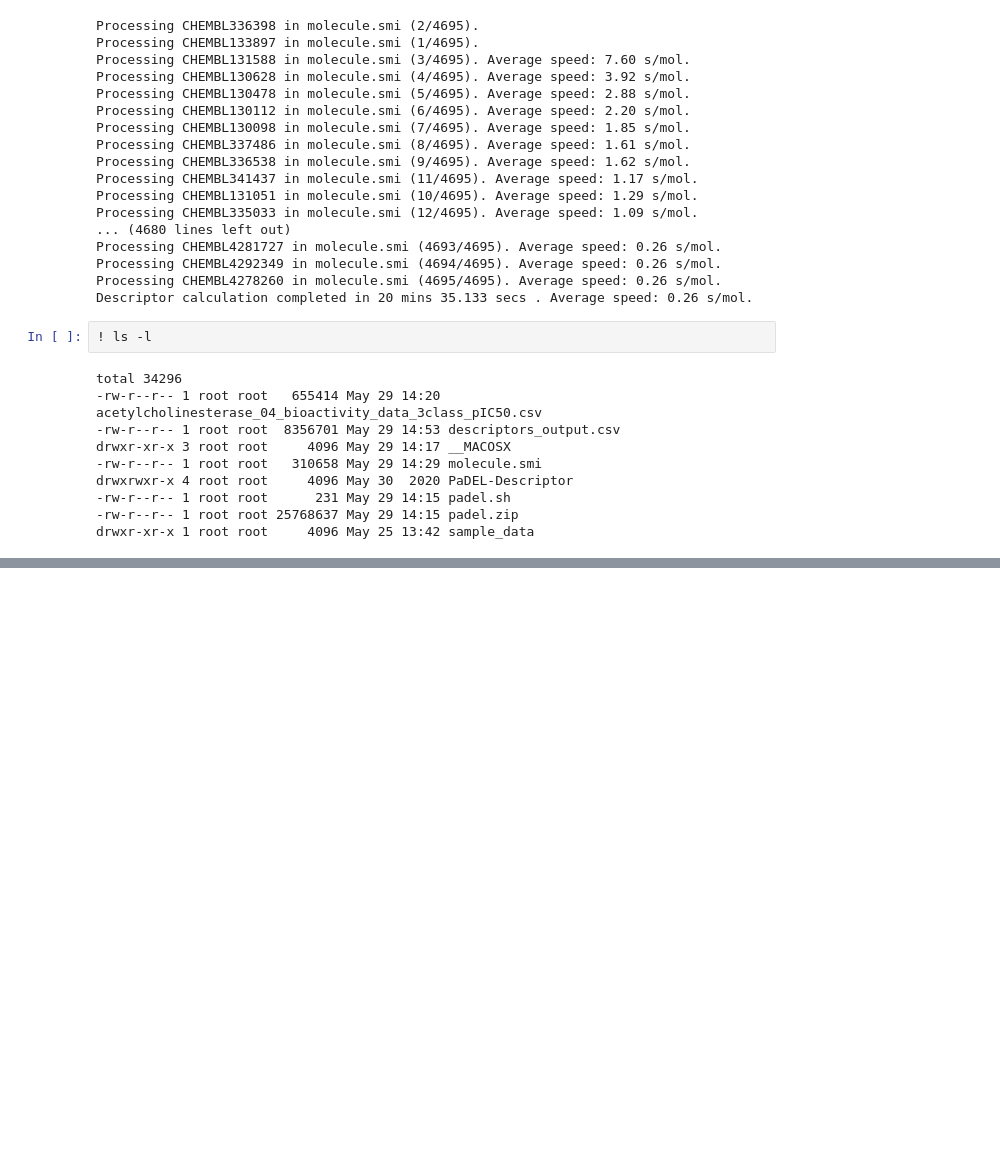
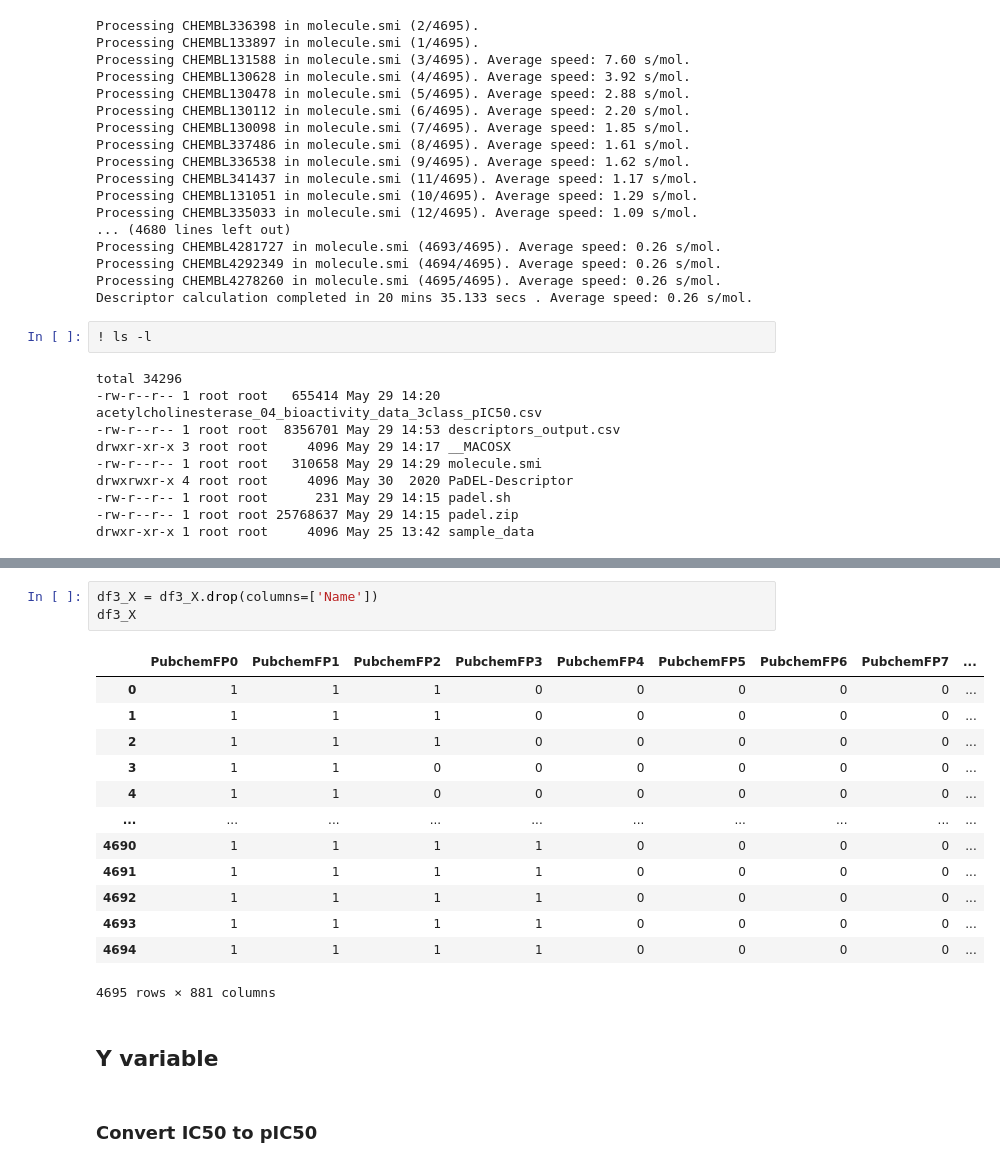
Before and after one commit to Alex-Catalin21/Bioinformatics_Project, a Jupyter notebook: ML_3_Descriptor_Calculation.ipynb, the cells around one changed output, grey strips where cells are left out. Saved outputs shown, nothing was run; the diff lists cells and outputs as text; blank space fills up the shorter version.

```diff
--- a/ML_3_Descriptor_Calculation.ipynb
+++ b/ML_3_Descriptor_Calculation.ipynb
@@ -138,0 +161,21 @@ drwxr-xr-x 1 root root     4096 May 25 13:42 sample_data
+# %%
+df3_X = df3_X.drop(columns=['Name'])
+df3_X
+# %% [output]
+|  | PubchemFP0 | PubchemFP1 | PubchemFP2 | PubchemFP3 | PubchemFP4 | PubchemFP5 | PubchemFP6 | PubchemFP7 | ... |
+| 0 | 1 | 1 | 1 | 0 | 0 | 0 | 0 | 0 | ... |
+| 1 | 1 | 1 | 1 | 0 | 0 | 0 | 0 | 0 | ... |
+| 2 | 1 | 1 | 1 | 0 | 0 | 0 | 0 | 0 | ... |
+| 3 | 1 | 1 | 0 | 0 | 0 | 0 | 0 | 0 | ... |
+| 4 | 1 | 1 | 0 | 0 | 0 | 0 | 0 | 0 | ... |
+| ... | ... | ... | ... | ... | ... | ... | ... | ... | ... |
+| 4690 | 1 | 1 | 1 | 1 | 0 | 0 | 0 | 0 | ... |
+| 4691 | 1 | 1 | 1 | 1 | 0 | 0 | 0 | 0 | ... |
+| 4692 | 1 | 1 | 1 | 1 | 0 | 0 | 0 | 0 | ... |
+| 4693 | 1 | 1 | 1 | 1 | 0 | 0 | 0 | 0 | ... |
+| 4694 | 1 | 1 | 1 | 1 | 0 | 0 | 0 | 0 | ... |
+4695 rows × 881 columns
+# %% [markdown]
+## **Y variable**
+# %% [markdown]
+### **Convert IC50 to pIC50**
```
Also changed, not shown: parts of 8 cells of this notebook, 2 other files.
